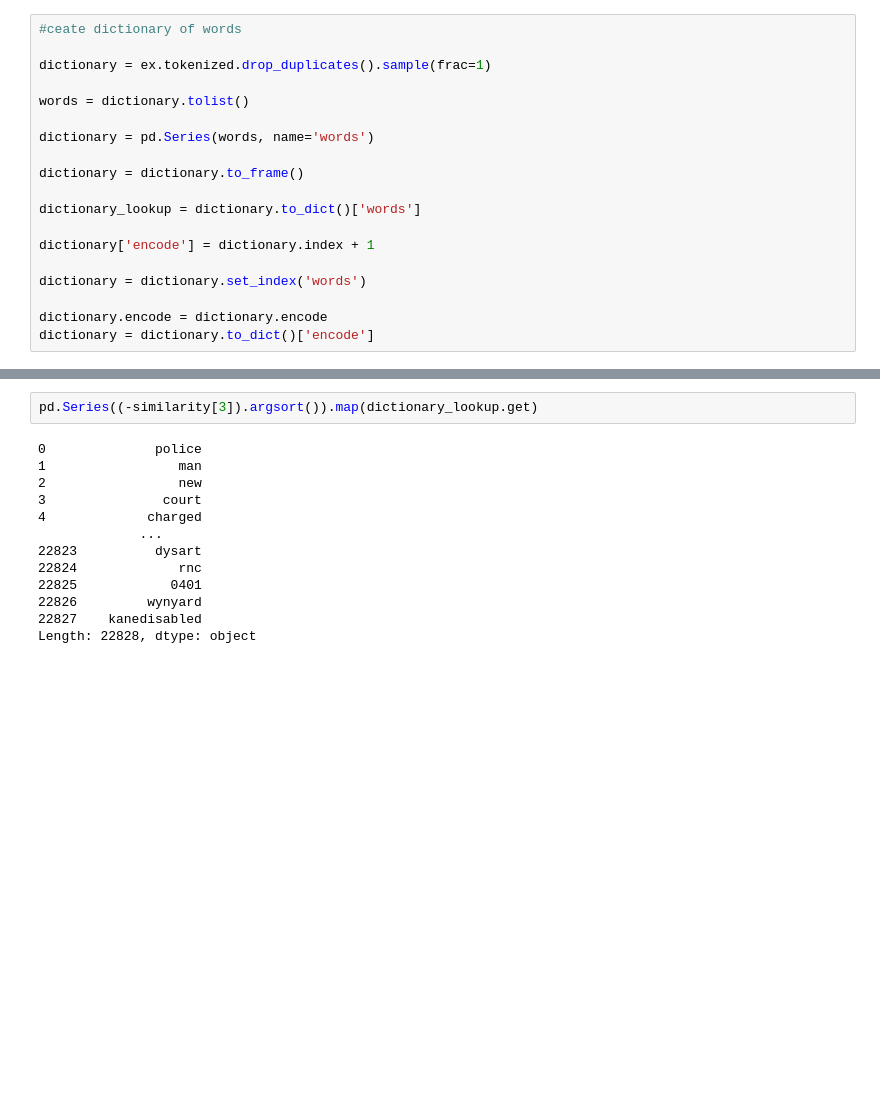
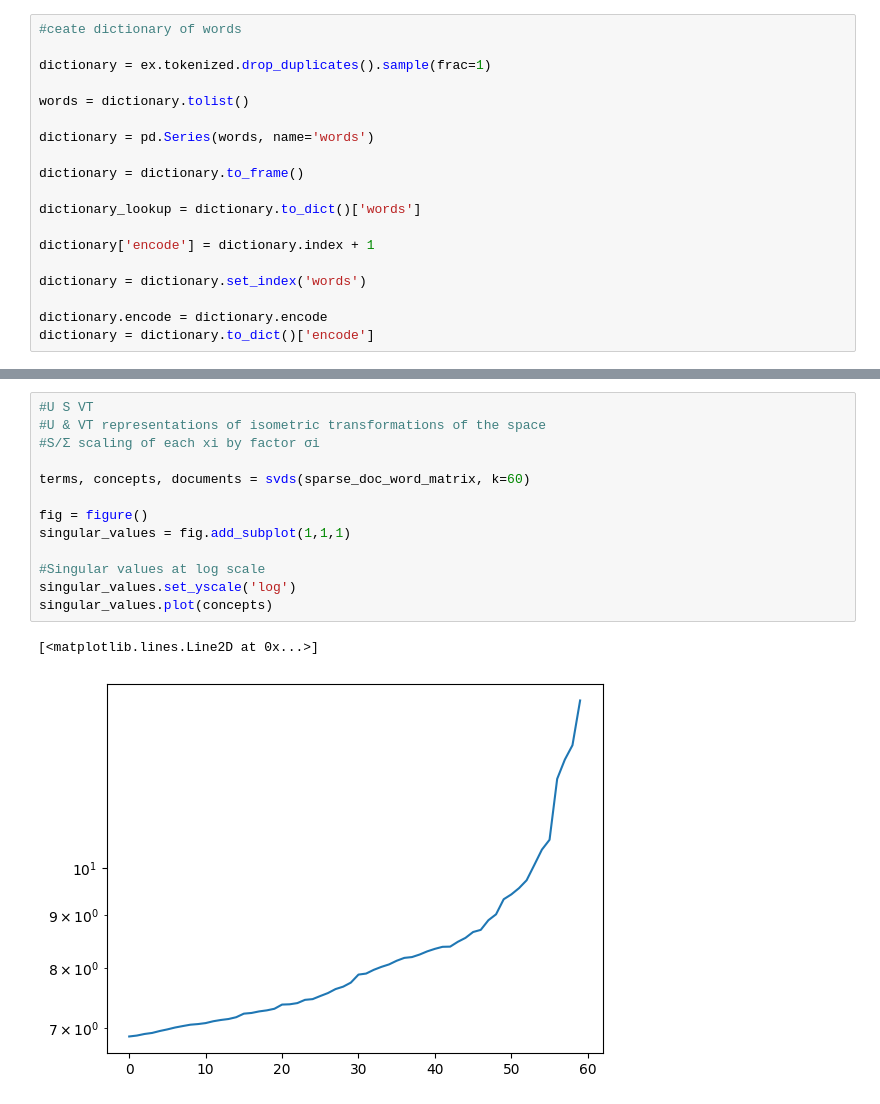
Before and after one commit to Using-Namespace-System/DensePMIWordVectors, a Jupyter notebook: notebooks/document-term-matrix.ipynb, the cells around one changed output, grey strips where cells are left out. Saved outputs shown, nothing was run; the diff lists cells and outputs as text; blank space fills up the shorter version.

```diff
--- a/notebooks/document-term-matrix.ipynb
+++ b/notebooks/document-term-matrix.ipynb
@@ -159,15 +114,16 @@ similarity_matrix
-# %%
-pd.Series((-similarity[3]).argsort()).map(dictionary_lookup.get)
-# %% [output]
-0              police
-1                 man
-2                 new
-3               court
-4             charged
-             ...
-22823          dysart
-22824             rnc
-22825            0401
-22826         wynyard
-22827    kanedisabled
-Length: 22828, dtype: object
+# %%
+#U S VT
+#U & VT representations of isometric transformations of the space
+#S/Σ scaling of each xi by factor σi
+
+terms, concepts, documents = svds(sparse_doc_word_matrix, k=60)
+
+fig = figure()
+singular_values = fig.add_subplot(1,1,1)
+
+#Singular values at log scale
+singular_values.set_yscale('log')
+singular_values.plot(concepts)
+# %% [output]
+[<matplotlib.lines.Line2D at 0x...>]
+[figure, added]
```
Also changed, not shown: parts of 12 cells of this notebook.
